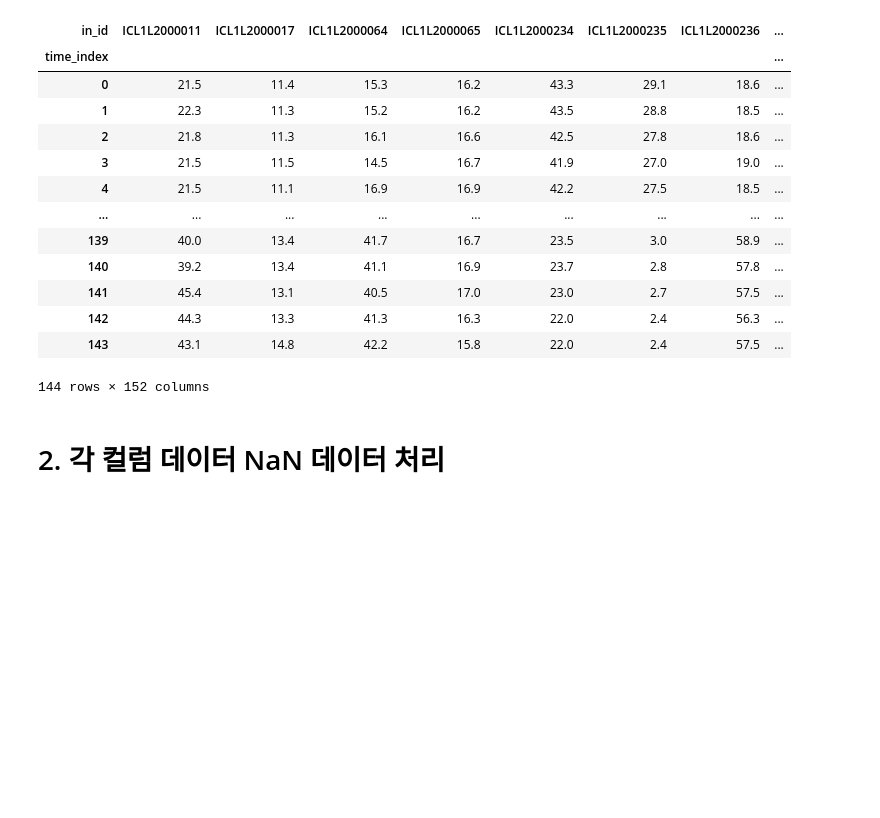
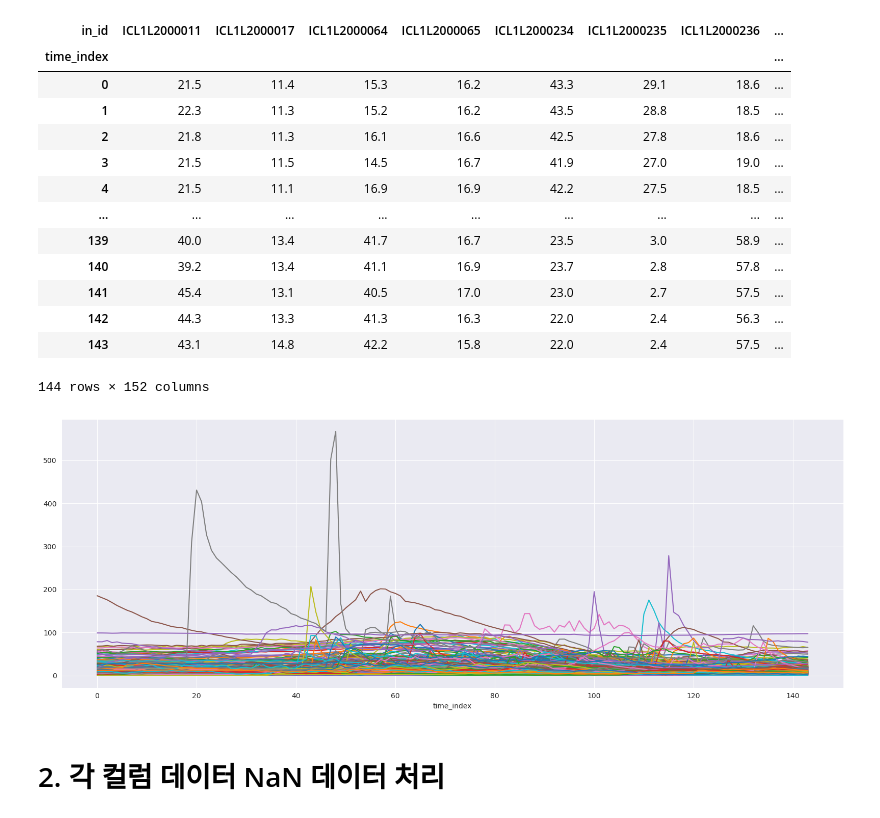
Before and after one commit to CLUSTKETI/SejongUniv2022, a Jupyter notebook: clustering/Time_Series_1day_Clustering.jw.ipynb, the cells around one changed output. Drawn from its saved outputs; the diff is of its cells as text; code cells hidden in the pictures; blank space fills up the shorter version.

```diff
--- a/clustering/Time_Series_1day_Clustering.jw.ipynb
+++ b/clustering/Time_Series_1day_Clustering.jw.ipynb
@@ -39,8 +39,8 @@ df_pivot= df_pivot.pivot_table(index="time_index", columns="in_id", values="in_p
 # %% [markdown]
 #  1. 1일 데이터로 자르기
 # %%
-data_allSerial_1day = df_pivot.loc[:143]
-data_allSerial_1day
+data_origin = df_pivot.loc[:143]
+data_origin
 # %% [output]
 | in_id | ICL1L2000011 | ICL1L2000017 | ICL1L2000064 | ICL1L2000065 | ICL1L2000234 | ICL1L2000235 | ICL1L2000236 | ... |
 | time_index |  |  |  |  |  |  |  | ... |
@@ -57,8 +57,11 @@ data_allSerial_1day
 | 143 | 43.1 | 14.8 | 42.2 | 15.8 | 22.0 | 2.4 | 57.5 | ... |
 144 rows × 152 columns
 # %%
-data_allSerial_1day.plot(legend = False, figsize=(16,6))
+data_origin.plot(legend = False, figsize=(16,6))
 plt.tight_layout()
+plt.show()
+# %% [output]
+[figure, added]
 # %% [markdown]
 #  2. 각 컬럼 데이터 NaN 데이터 처리
 # %%
```
Also changed, not shown: parts of 24 cells of this notebook, 2 other files.
